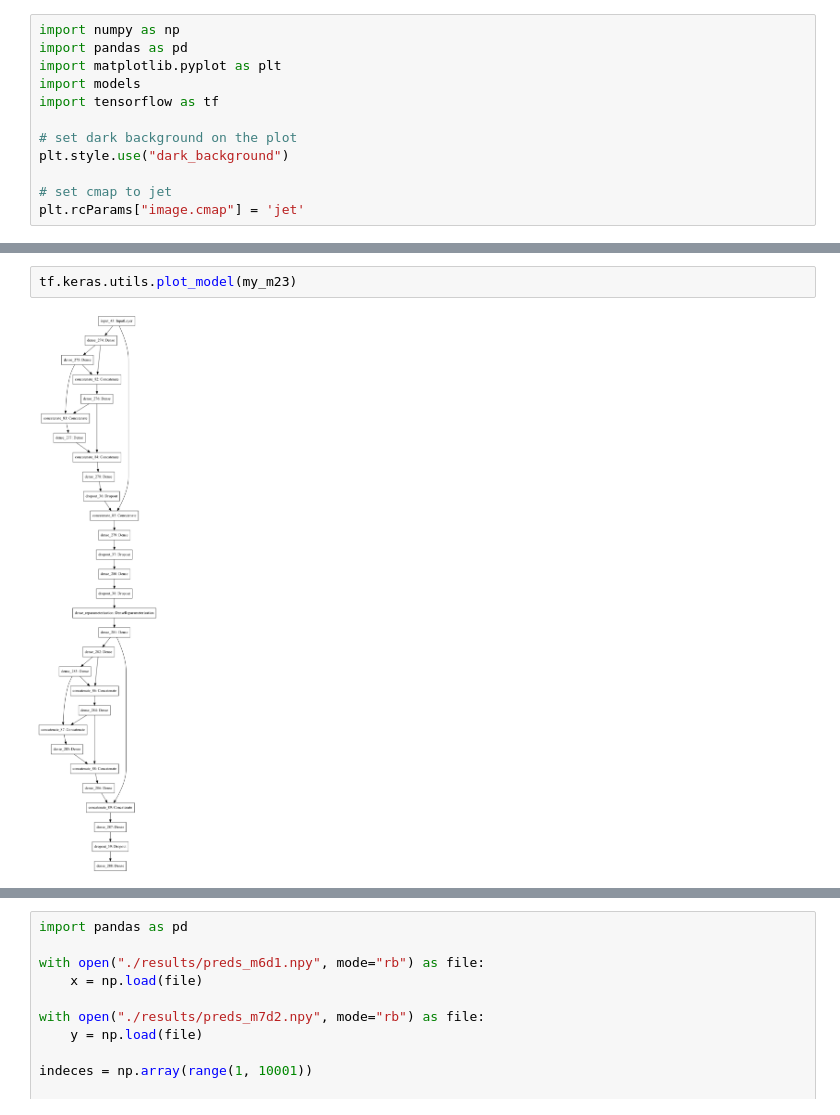
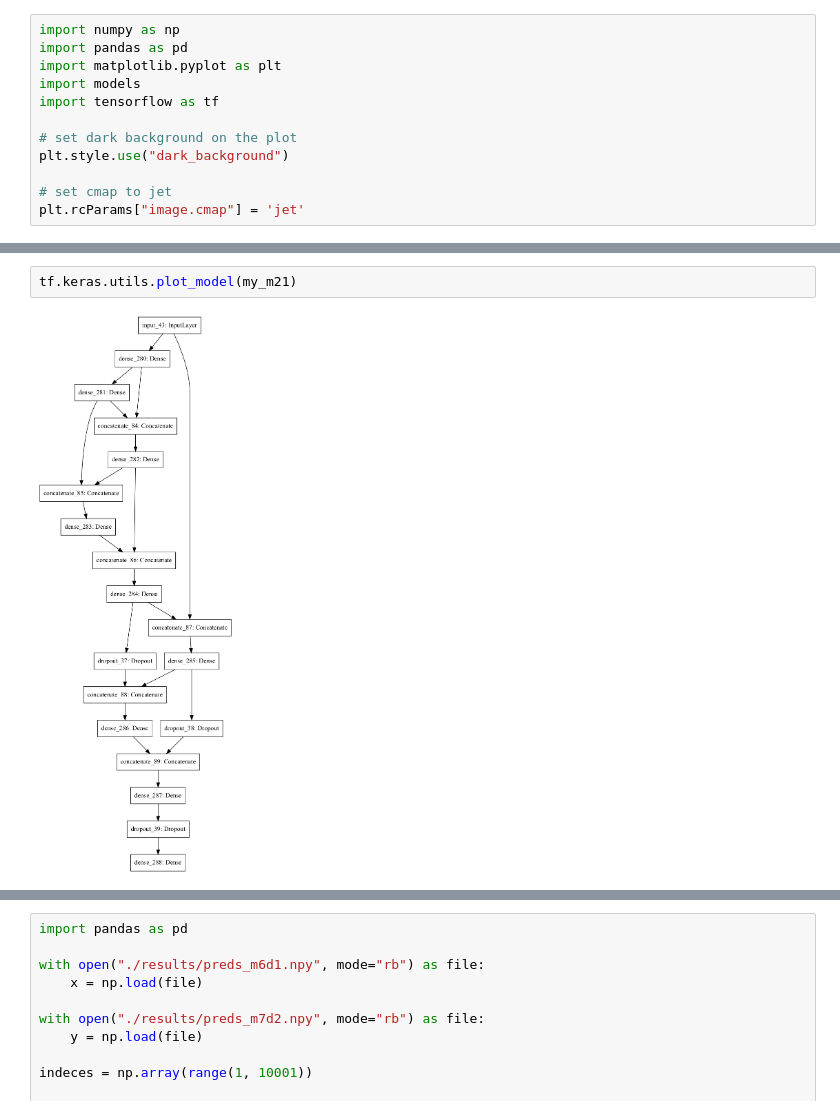
Before and after one commit to Chaudry24/kaust22, a Jupyter notebook: plotting.ipynb, the cells around one changed output, grey strips where cells are left out. Cells and saved outputs as stored; diff of their text form.

Commit message:
plots to visualize results

```diff
--- a/plotting.ipynb
+++ b/plotting.ipynb
@@ -46,7 +42,7 @@ Please use `layer.add_weight` method instead.
 # %%
-tf.keras.utils.plot_model(my_m23)
+tf.keras.utils.plot_model(my_m21)
 # %% [output]
-[figure, old version]
+[figure, new version]
 # %%
 # ------------- DATA 1 ------------- #
 
```
Also changed, not shown: parts of 3 cells of this notebook.
